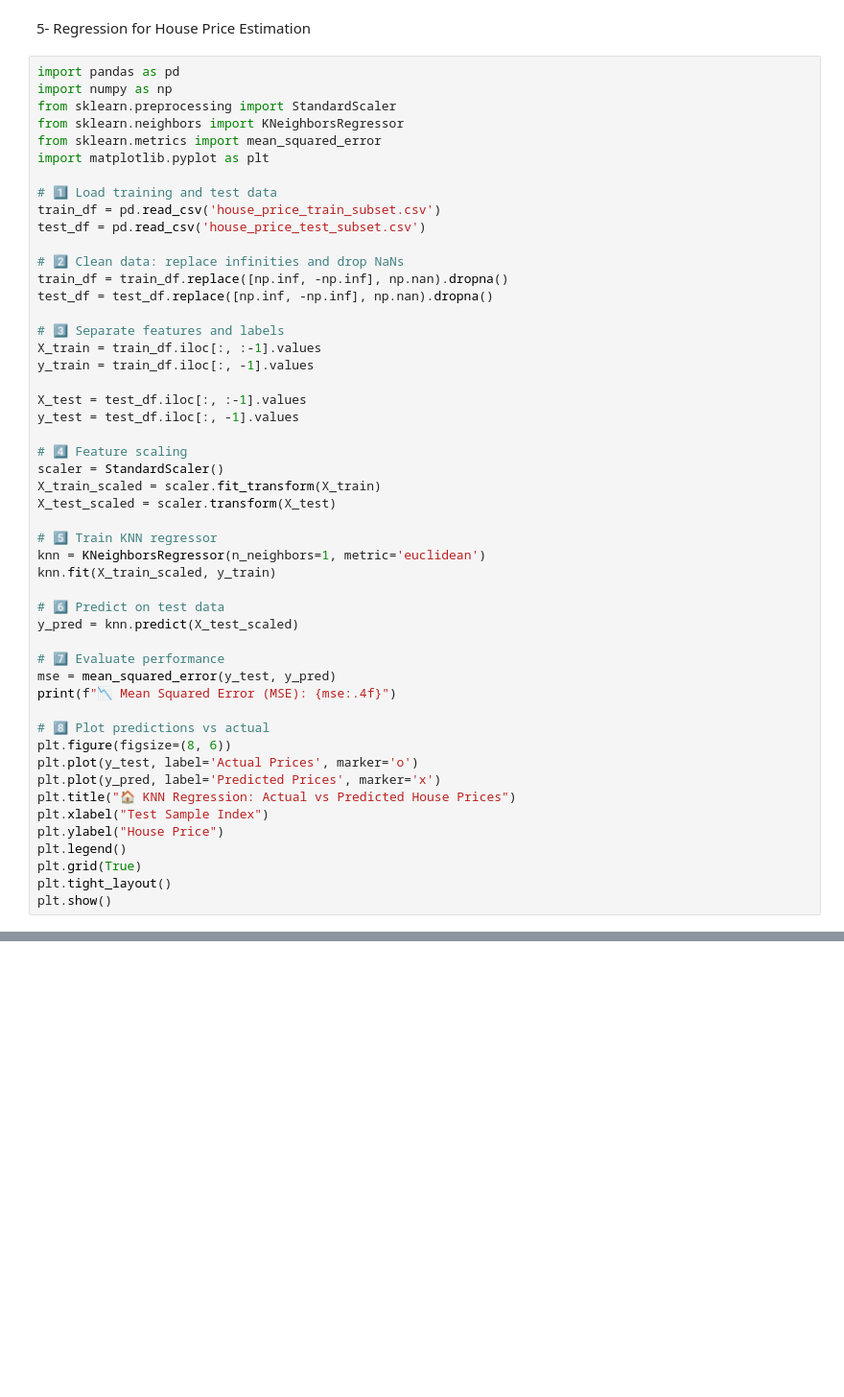
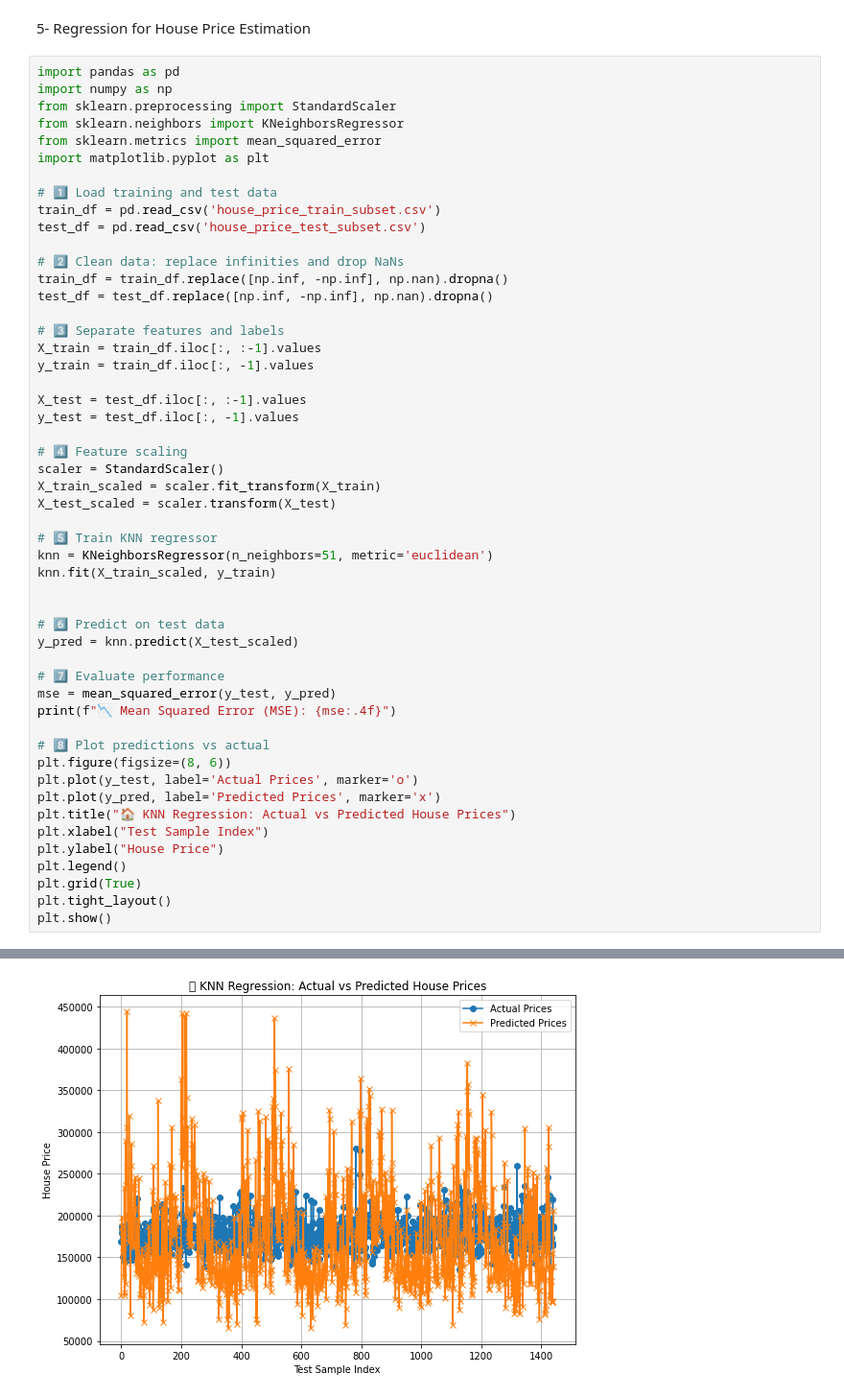
Before and after one commit to 4mbilal/MLexperiments, a Jupyter notebook: ML_Basics/Ex01_KNN_Classification_Regression.ipynb, the cells around one changed output, grey strips where cells are left out. Shown at 96% size. Drawn from its saved outputs; the diff is of its cells as text; blank space fills up the shorter version.

```diff
--- a/ML_Basics/Ex01_KNN_Classification_Regression.ipynb
+++ b/ML_Basics/Ex01_KNN_Classification_Regression.ipynb
@@ -265,8 +328,9 @@ X_train_scaled = scaler.fit_transform(X_train)
 X_test_scaled = scaler.transform(X_test)
 
 # 5️⃣ Train KNN regressor
-knn = KNeighborsRegressor(n_neighbors=1, metric='euclidean')
+knn = KNeighborsRegressor(n_neighbors=51, metric='euclidean')
 knn.fit(X_train_scaled, y_train)
+
 
 # 6️⃣ Predict on test data
 y_pred = knn.predict(X_test_scaled)
@@ -286,3 +350,4 @@ plt.legend()
 plt.grid(True)
 plt.tight_layout()
 plt.show()
+# %% [output]
@@ -288,0 +355 @@ plt.show()
+[figure, added]
```
Also changed, not shown: parts of 6 cells of this notebook.
